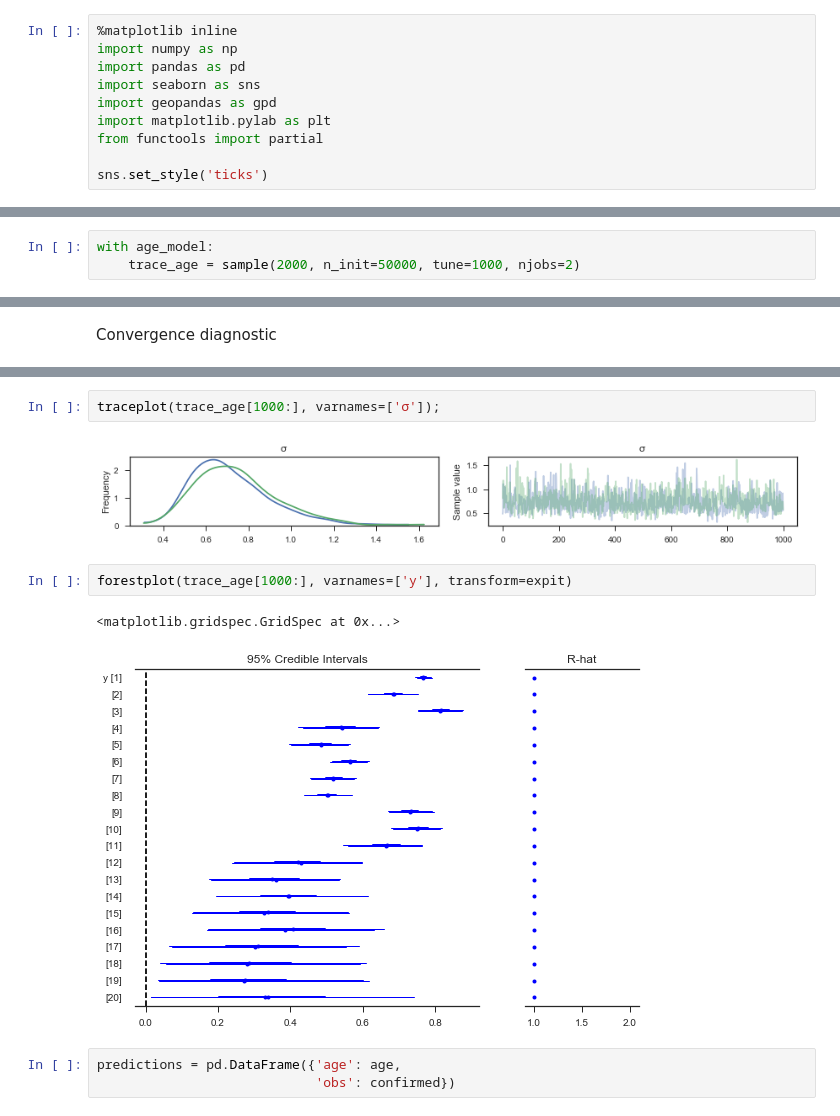
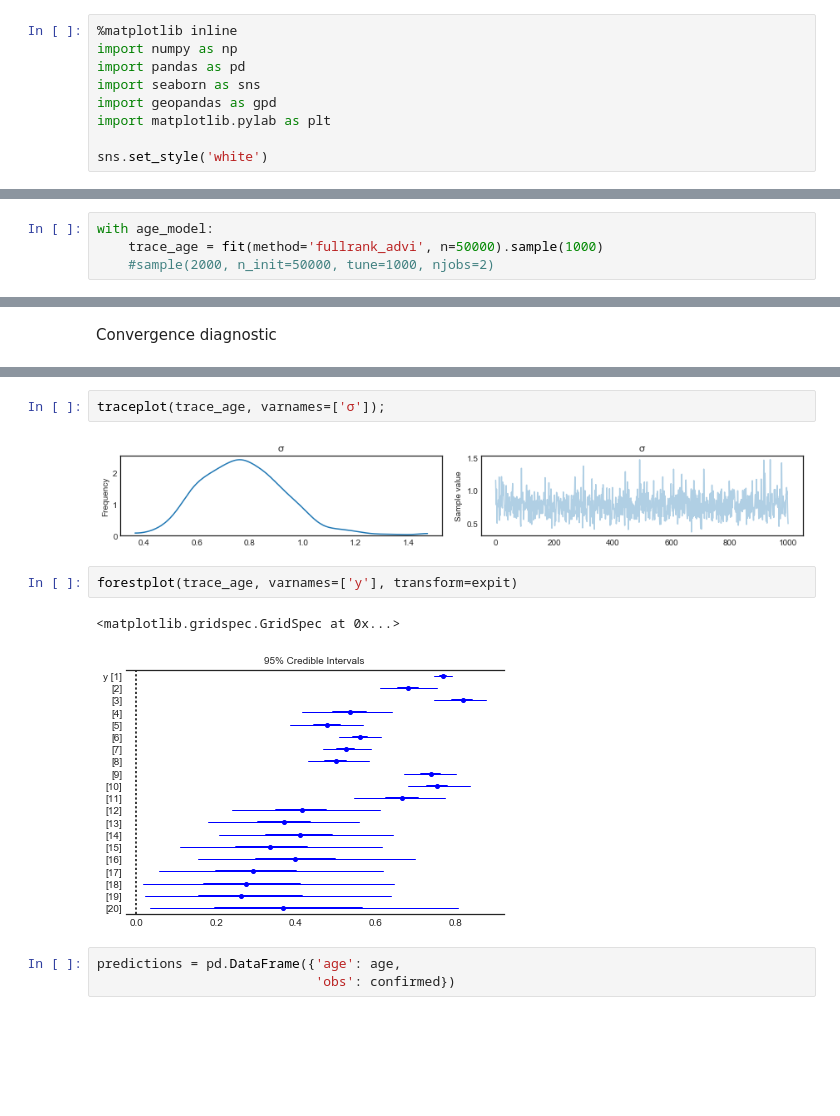
Before and after one commit to fonnesbeck/mongolia_measles, a Jupyter notebook: notebooks/Confirmation Rates.ipynb, the cells around one changed output, grey strips where cells are left out. Cells and saved outputs as stored; diff of their text form; blank space fills up the shorter version.

```diff
--- a/notebooks/Confirmation Rates.ipynb
+++ b/notebooks/Confirmation Rates.ipynb
@@ -5,9 +5,8 @@ import pandas as pd
 import seaborn as sns
 import geopandas as gpd
 import matplotlib.pylab as plt
-from functools import partial
 
-sns.set_style('ticks')
+sns.set_style('white')
 # %%
 DATA = '../data/'
 # %%
@@ -217,5 +216,6 @@ with Model() as age_model:
     confirmation = Bernoulli('confirmation', π, observed=confirmed)
 # %%
 with age_model:
-    trace_age = sample(2000, n_init=50000, tune=1000, njobs=2)
+    trace_age = fit(method='fullrank_advi', n=50000).sample(1000)
+    #sample(2000, n_init=50000, tune=1000, njobs=2)
 # %% [output]
@@ -232,12 +229,12 @@ energyplot(trace_age[1000:])
 # %%
-traceplot(trace_age[1000:], varnames=['σ']);
+traceplot(trace_age, varnames=['σ']);
 # %% [output]
-[figure, old version]
+[figure, new version]
 # %%
-forestplot(trace_age[1000:], varnames=['y'], transform=expit)
+forestplot(trace_age, varnames=['y'], transform=expit)
 # %% [output]
 <matplotlib.gridspec.GridSpec at 0x...>
-[figure, old version]
+[figure, new version]
 # %%
 predictions = pd.DataFrame({'age': age,
                             'obs': confirmed})
```
Also changed, not shown: parts of 18 cells of this notebook, 47 other files.
